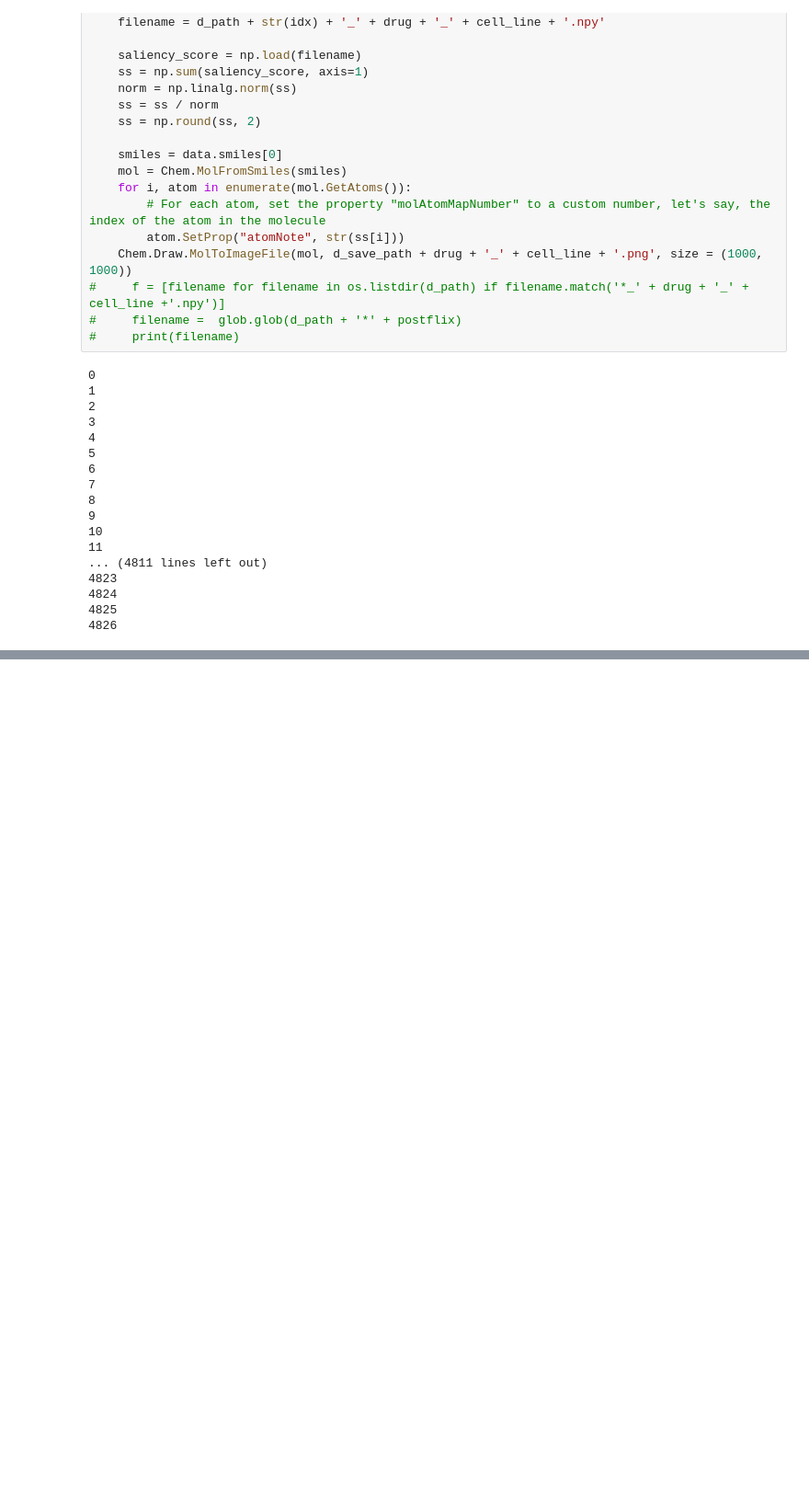
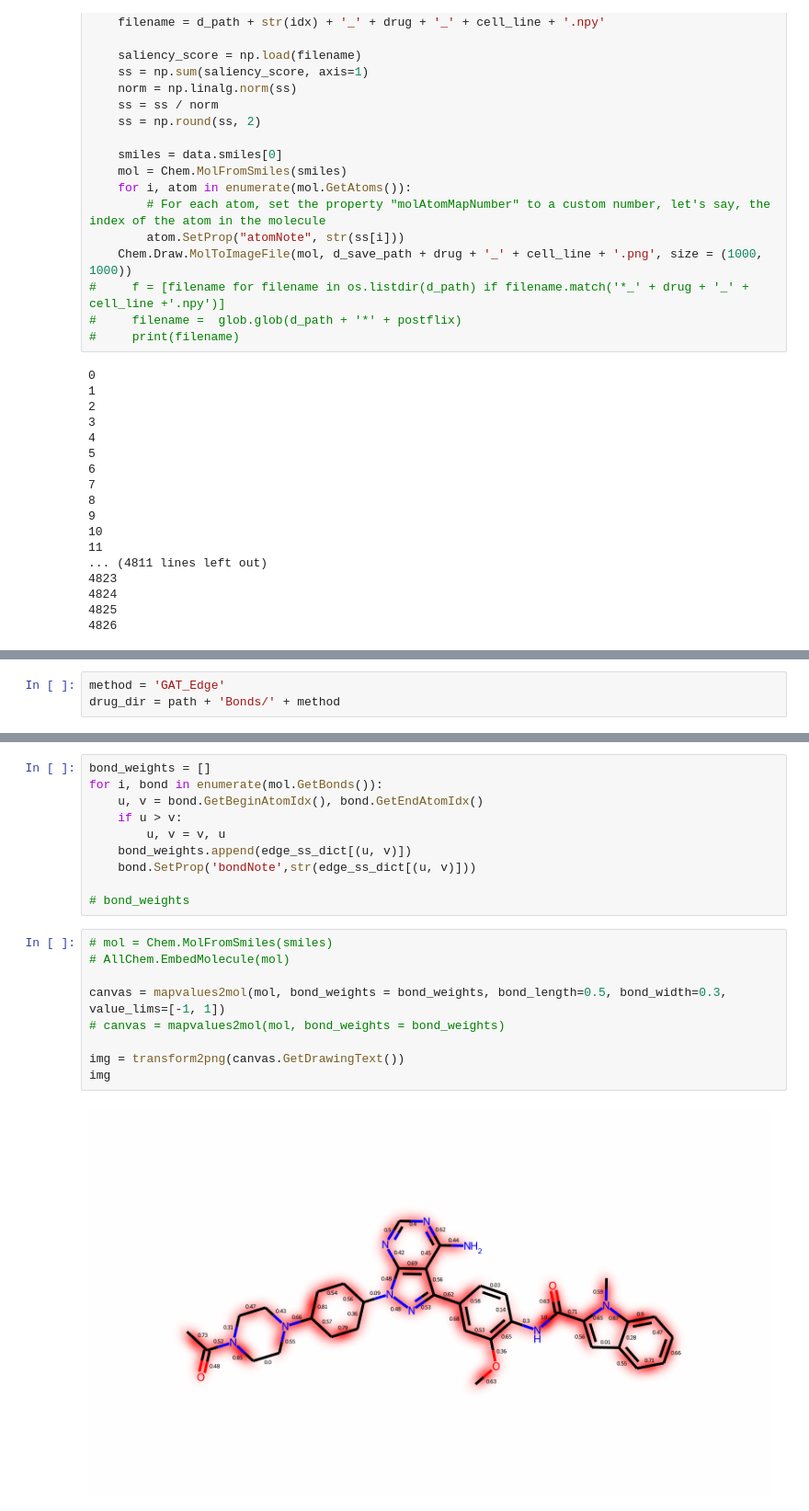
Before and after one commit to SCSE-Biomedical-Computing-Group/XGDP, a Jupyter notebook: explore_saliency.ipynb, the cells around one changed output, grey strips where cells are left out. Shown at 92% size. Saved outputs shown, nothing was run; the diff lists cells and outputs as text; blank space fills up the shorter version.

```diff
--- a/explore_saliency.ipynb
+++ b/explore_saliency.ipynb
@@ -422,0 +440,3 @@ for idx, data in enumerate(test_loader):
+# %%
+method = 'GAT_Edge'
+drug_dir = path + 'Bonds/' + method
@@ -422,0 +852,21 @@ for idx, data in enumerate(test_loader):
+# %%
+bond_weights = []
+for i, bond in enumerate(mol.GetBonds()):
+    u, v = bond.GetBeginAtomIdx(), bond.GetEndAtomIdx()
+    if u > v:
+        u, v = v, u
+    bond_weights.append(edge_ss_dict[(u, v)])
+    bond.SetProp('bondNote',str(edge_ss_dict[(u, v)]))
+
+# bond_weights
+# %%
+# mol = Chem.MolFromSmiles(smiles)
+# AllChem.EmbedMolecule(mol)
+
+canvas = mapvalues2mol(mol, bond_weights = bond_weights, bond_length=0.5, bond_width=0.3, value_lims=[-1, 1])
+# canvas = mapvalues2mol(mol, bond_weights = bond_weights)
+
+img = transform2png(canvas.GetDrawingText())
+img
+# %% [output]
+[figure, added]
```
Also changed, not shown: parts of 48 cells of this notebook, 2 other files.
